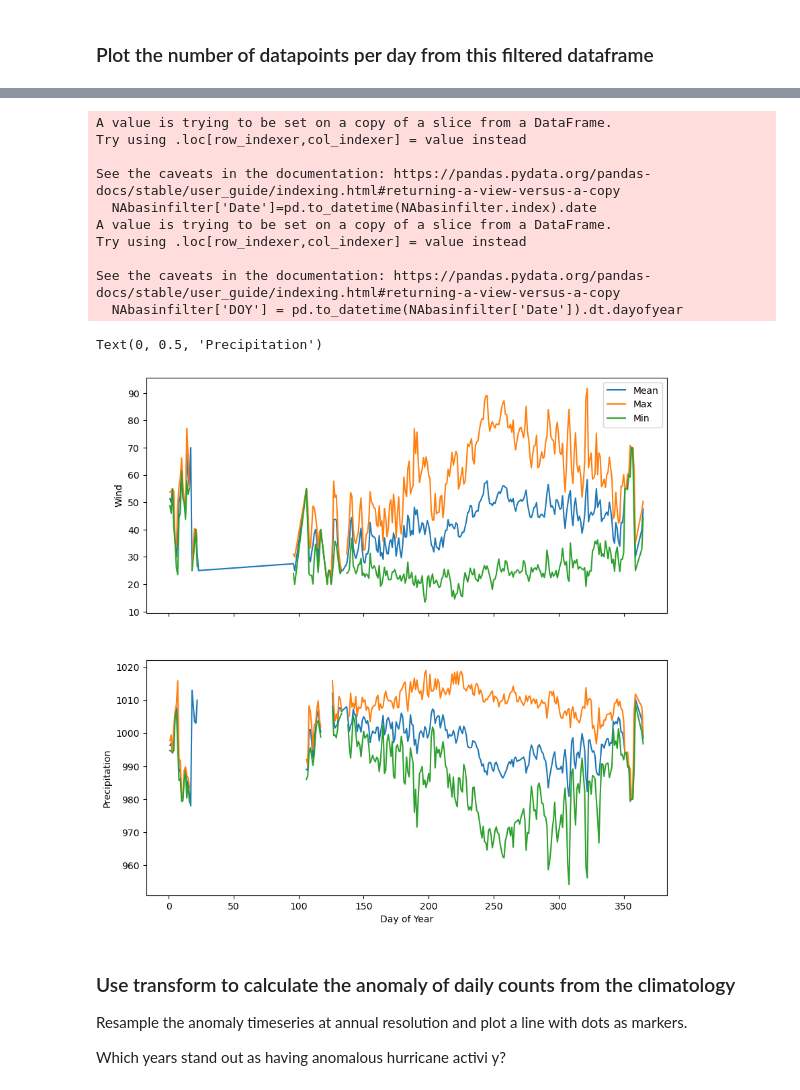
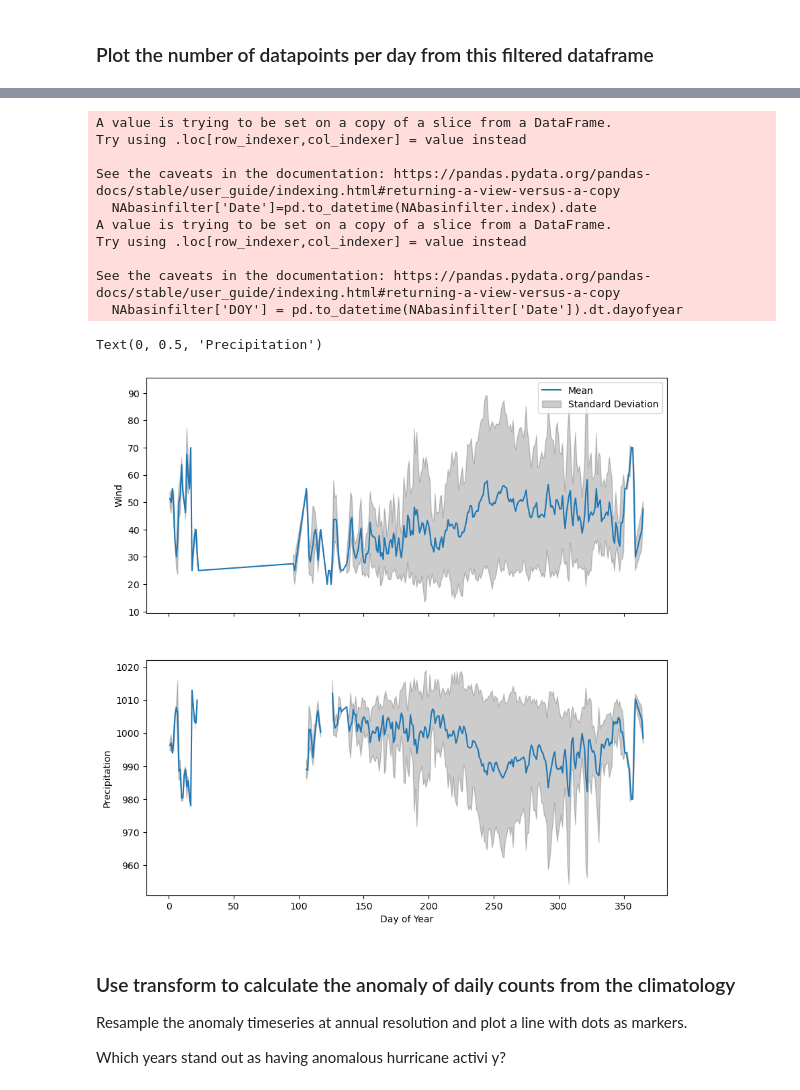
Before and after one commit to wjdaniel/GR6901-EESC, a Jupyter notebook: Assignment_6/Assignment_6_answers.ipynb, the cells around one changed output, grey strips where cells are left out. Saved outputs shown, nothing was run; the diff lists cells and outputs as text; code cells hidden in the pictures.

```diff
--- a/Assignment_6/Assignment_6_answers.ipynb
+++ b/Assignment_6/Assignment_6_answers.ipynb
@@ -221,36 +229,35 @@ Plot the mean and standard deviation on a single figure
 # %%
 
 NAbasinfilter['Date']=pd.to_datetime(NAbasinfilter.index).date
 NAbasinfilter['DOY'] = pd.to_datetime(NAbasinfilter['Date']).dt.dayofyear
 
 fig,(ax1,ax2)=plt.subplots(2,1,figsize=(10,10),sharex=True)
 calc=NAbasinfilter.groupby('DOY').agg({'WIND':[np.mean,np.std],'PRES':[np.mean,np.std]})
 
 ax1.plot(calc.index,calc['WIND']['mean'],label='Mean')
-ax1.plot(calc.index,calc['WIND']['mean']+calc['WIND']['std'],label='Max')
-ax1.plot(calc.index,calc['WIND']['mean']-calc['WIND']['std'],label='Min')
+ax1.fill_between(calc.index,calc['WIND']['mean']+calc['WIND']['std'],calc['WIND']['mean']-calc['WIND']['std'], color='black', alpha=.2,label='Standard Deviation')
 ax1.legend()
 
 ax1.set_ylabel('Wind')
 ax2.set_xlabel('Day of Year')
 
 ax2.plot(calc.index,calc['PRES']['mean'],label='Mean')
-ax2.plot(calc.index,calc['PRES']['mean']+calc['PRES']['std'],label='Max')
-ax2.plot(calc.index,calc['PRES']['mean']-calc['PRES']['std'],label='Min')
+ax2.fill_between(calc.index,calc['PRES']['mean']+calc['PRES']['std'],calc['PRES']['mean']-calc['PRES']['std'], color='black', alpha=.2,label='Standard Deviation')
+
 ax2.set_ylabel('Precipitation')
 # %% [output]
 A value is trying to be set on a copy of a slice from a DataFrame.
 Try using .loc[row_indexer,col_indexer] = value instead
 
 See the caveats in the documentation: https://pandas.pydata.org/pandas-docs/stable/user_guide/indexing.html#returning-a-view-versus-a-copy
   NAbasinfilter['Date']=pd.to_datetime(NAbasinfilter.index).date
 A value is trying to be set on a copy of a slice from a DataFrame.
 Try using .loc[row_indexer,col_indexer] = value instead
 
 See the caveats in the documentation: https://pandas.pydata.org/pandas-docs/stable/user_guide/indexing.html#returning-a-view-versus-a-copy
   NAbasinfilter['DOY'] = pd.to_datetime(NAbasinfilter['Date']).dt.dayofyear
 Text(0, 0.5, 'Precipitation')
-[figure, old version]
+[figure, new version]
 # %% [markdown]
 ### Use transform to calculate the anomaly of daily counts from the climatology
 Resample the anomaly timeseries at annual resolution and plot a line with dots as markers.
```
Also changed, not shown: parts of 4 cells of this notebook.
